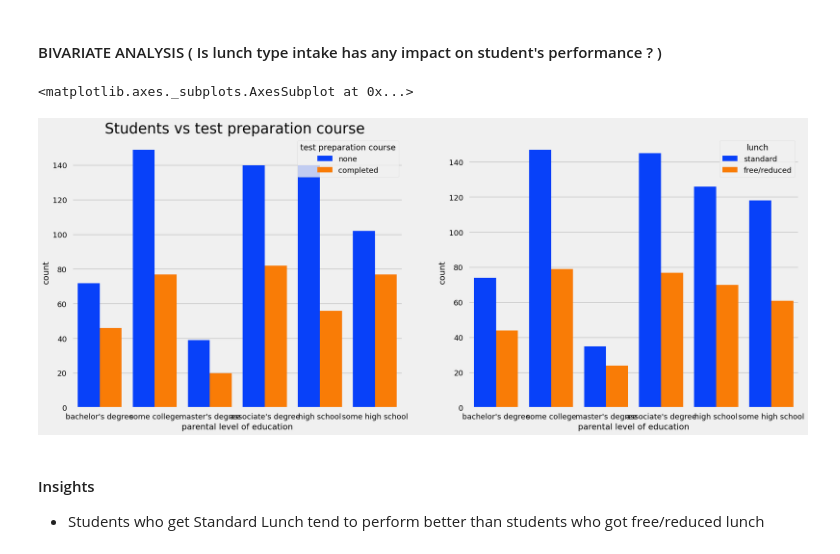
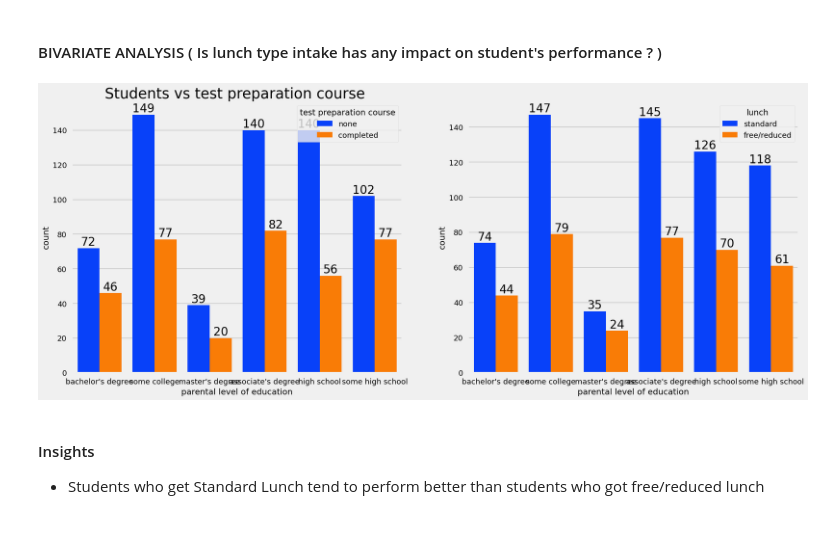
Before and after one commit to matcgoes/mlproject, a Jupyter notebook: notebooks/1 . EDA STUDENT PERFORMANCE .ipynb, the cells around one changed output. Saved outputs shown, nothing was run; the diff lists cells and outputs as text; code cells hidden in the pictures.

```diff
--- a/notebooks/1 . EDA STUDENT PERFORMANCE .ipynb
+++ b/notebooks/1 . EDA STUDENT PERFORMANCE .ipynb
@@ -504,18 +504,18 @@ f,ax=plt.subplots(1,3,figsize=(20,8))
 sns.barplot(x=Group_data2['math score'].mean().index,y=Group_data2['math score'].mean().values,palette = 'mako',ax=ax[0])
 ax[0].set_title('Math score',color='#005ce6',size=20)
 
-# for container in ax[0].containers:
-#     ax[0].bar_label(container,color='black',size=15)
+for container in ax[0].containers:
+    ax[0].bar_label(container,color='black',size=15)
 
 sns.barplot(x=Group_data2['reading score'].mean().index,y=Group_data2['reading score'].mean().values,palette = 'flare',ax=ax[1])
 ax[1].set_title('Reading score',color='#005ce6',size=20)
 
-# for container in ax[1].containers:
-#     ax[1].bar_label(container,color='black',size=15)
+for container in ax[1].containers:
+    ax[1].bar_label(container,color='black',size=15)
 
 sns.barplot(x=Group_data2['writing score'].mean().index,y=Group_data2['writing score'].mean().values,palette = 'coolwarm',ax=ax[2])
 ax[2].set_title('Writing score',color='#005ce6',size=20)
 
-# for container in ax[2].containers:
-#     ax[2].bar_label(container,color='black',size=15)
+for container in ax[2].containers:
+    ax[2].bar_label(container,color='black',size=15)
 # %% [output]
@@ -580,16 +579,15 @@ plt.show()
 # %%
 f,ax=plt.subplots(1,2,figsize=(20,8))
 sns.countplot(x=df['parental level of education'],data=df,palette = 'bright',hue='test preparation course',saturation=0.95,ax=ax[0])
 ax[0].set_title('Students vs test preparation course ',color='black',size=25)
-# for container in ax[0].containers:
-#     ax[0].bar_label(container,color='black',size=20)
+for container in ax[0].containers:
+    ax[0].bar_label(container,color='black',size=20)
 
 sns.countplot(x=df['parental level of education'],data=df,palette = 'bright',hue='lunch',saturation=0.95,ax=ax[1])
-# for container in ax[1].containers:
-#     ax[1].bar_label(container,color='black',size=20)
+for container in ax[1].containers:
+    ax[1].bar_label(container,color='black',size=20)
 # %% [output]
-<matplotlib.axes._subplots.AxesSubplot at 0x...>
-[figure, old version]
+[figure, new version]
 # %% [markdown]
 #### Insights
 - Students who get Standard Lunch tend to perform better than students who got free/reduced lunch
```
Also changed, not shown: parts of 7 cells of this notebook.
